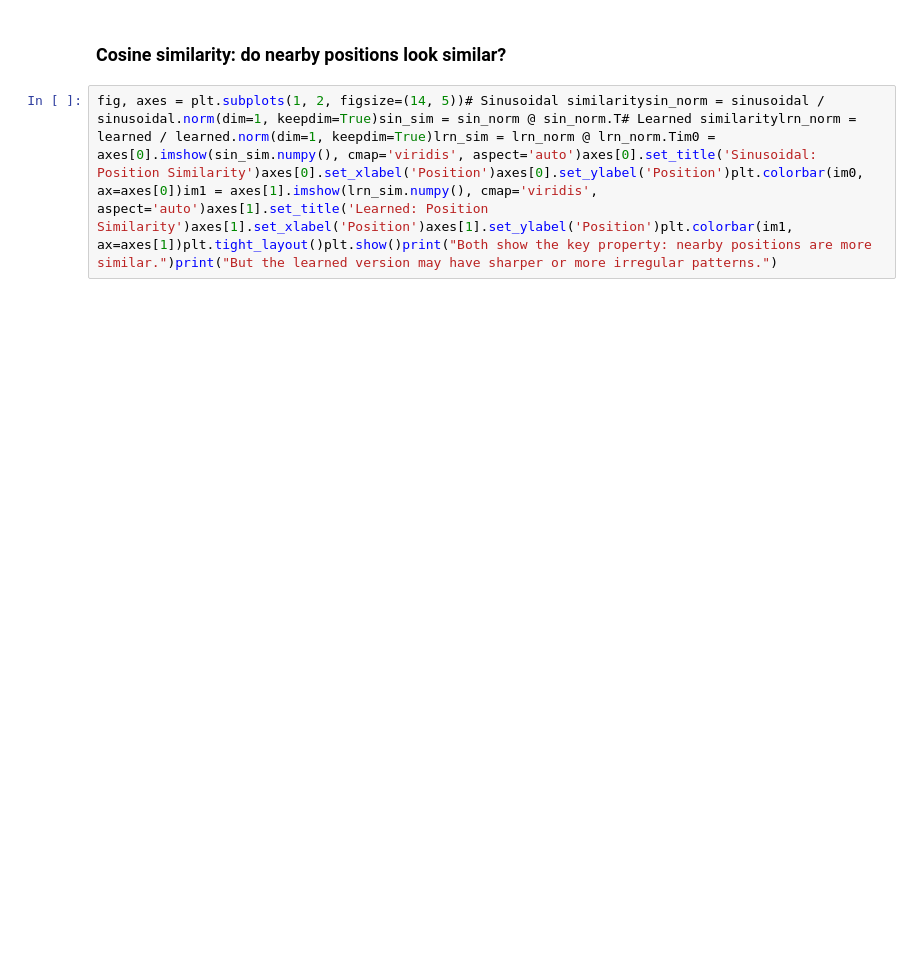
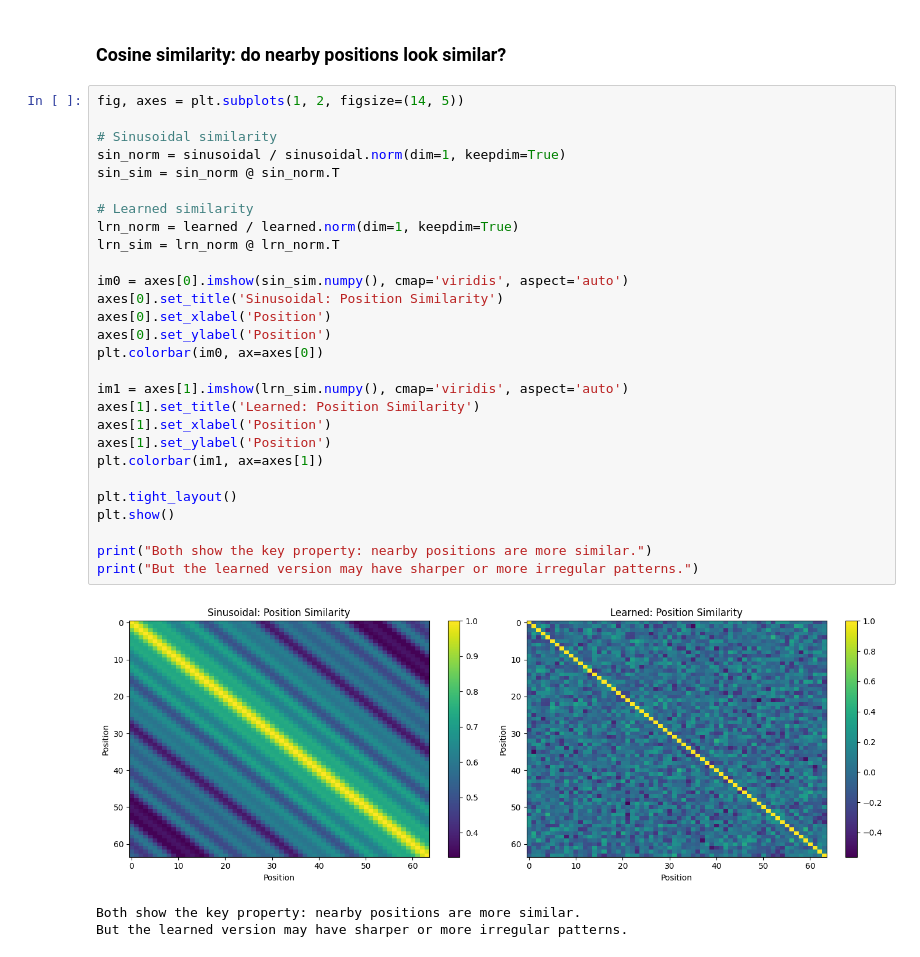
Before and after one commit to subhojitdas/Enceladus, a Jupyter notebook: src/pos_emb/learned_pe.ipynb, the cells around one changed output. Cells and saved outputs as stored; diff of their text form; blank space fills up the shorter version.

```diff
--- a/src/pos_emb/learned_pe.ipynb
+++ b/src/pos_emb/learned_pe.ipynb
@@ -17,5 +178,35 @@ def sinusoidal_pe(max_len, d_model):    pe = torch.zeros(max_len, d_model)    po
 # %% [markdown]
 ### Cosine similarity: do nearby positions look similar?
 # %%
-fig, axes = plt.subplots(1, 2, figsize=(14, 5))# Sinusoidal similaritysin_norm = sinusoidal / sinusoidal.norm(dim=1, keepdim=True)sin_sim = sin_norm @ sin_norm.T# Learned similaritylrn_norm = learned / learned.norm(dim=1, keepdim=True)lrn_sim = lrn_norm @ lrn_norm.Tim0 = axes[0].imshow(sin_sim.numpy(), cmap='viridis', aspect='auto')axes[0].set_title('Sinusoidal: Position Similarity')axes[0].set_xlabel('Position')axes[0].set_ylabel('Position')plt.colorbar(im0, ax=axes[0])im1 = axes[1].imshow(lrn_sim.numpy(), cmap='viridis', aspect='auto')axes[1].set_title('Learned: Position Similarity')axes[1].set_xlabel('Position')axes[1].set_ylabel('Position')plt.colorbar(im1, ax=axes[1])plt.tight_layout()plt.show()print("Both show the key property: nearby positions are more similar.")print("But the learned version may have sharper or more irregular patterns.")
+fig, axes = plt.subplots(1, 2, figsize=(14, 5))
+
+# Sinusoidal similarity
+sin_norm = sinusoidal / sinusoidal.norm(dim=1, keepdim=True)
+sin_sim = sin_norm @ sin_norm.T
+
+# Learned similarity
+lrn_norm = learned / learned.norm(dim=1, keepdim=True)
+lrn_sim = lrn_norm @ lrn_norm.T
+
+im0 = axes[0].imshow(sin_sim.numpy(), cmap='viridis', aspect='auto')
+axes[0].set_title('Sinusoidal: Position Similarity')
+axes[0].set_xlabel('Position')
+axes[0].set_ylabel('Position')
+plt.colorbar(im0, ax=axes[0])
+
+im1 = axes[1].imshow(lrn_sim.numpy(), cmap='viridis', aspect='auto')
+axes[1].set_title('Learned: Position Similarity')
+axes[1].set_xlabel('Position')
+axes[1].set_ylabel('Position')
+plt.colorbar(im1, ax=axes[1])
+
+plt.tight_layout()
+plt.show()
+
+print("Both show the key property: nearby positions are more similar.")
+print("But the learned version may have sharper or more irregular patterns.")
+# %% [output]
+[figure, added]
+Both show the key property: nearby positions are more similar.
+But the learned version may have sharper or more irregular patterns.
 # %% [markdown]
```
Also changed, not shown: parts of 5 cells of this notebook, 5 other files.
